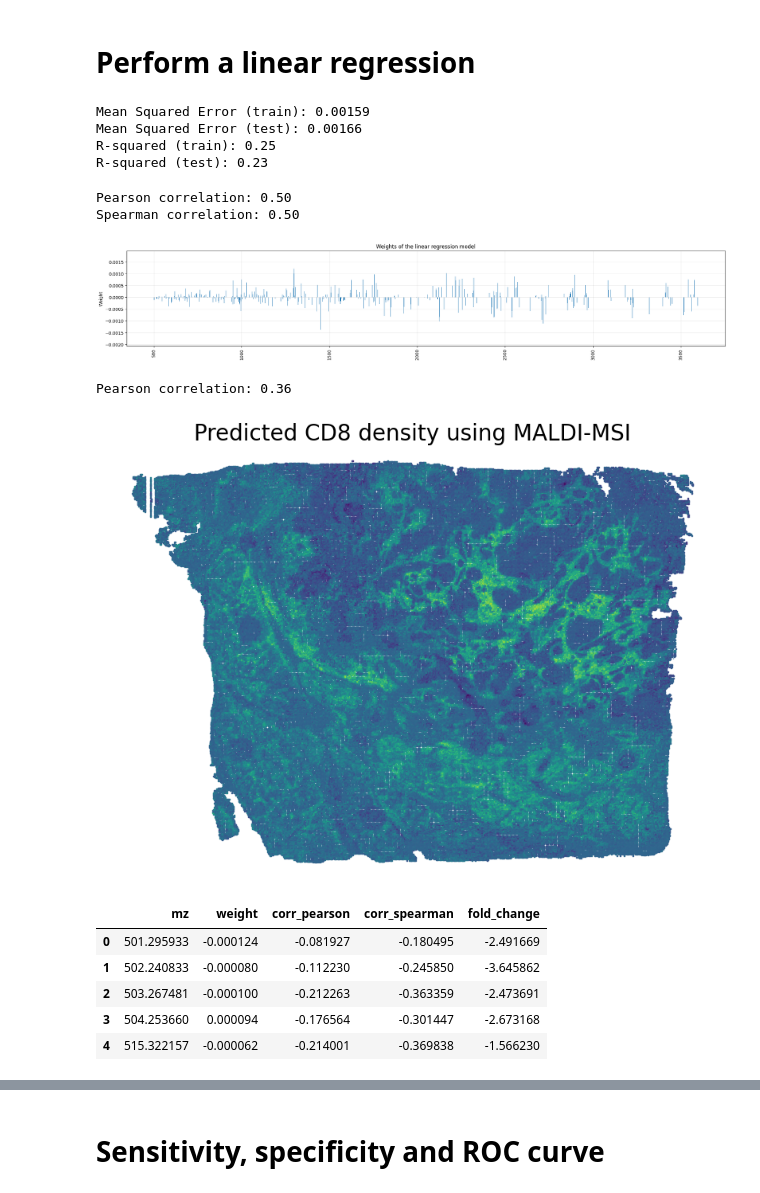
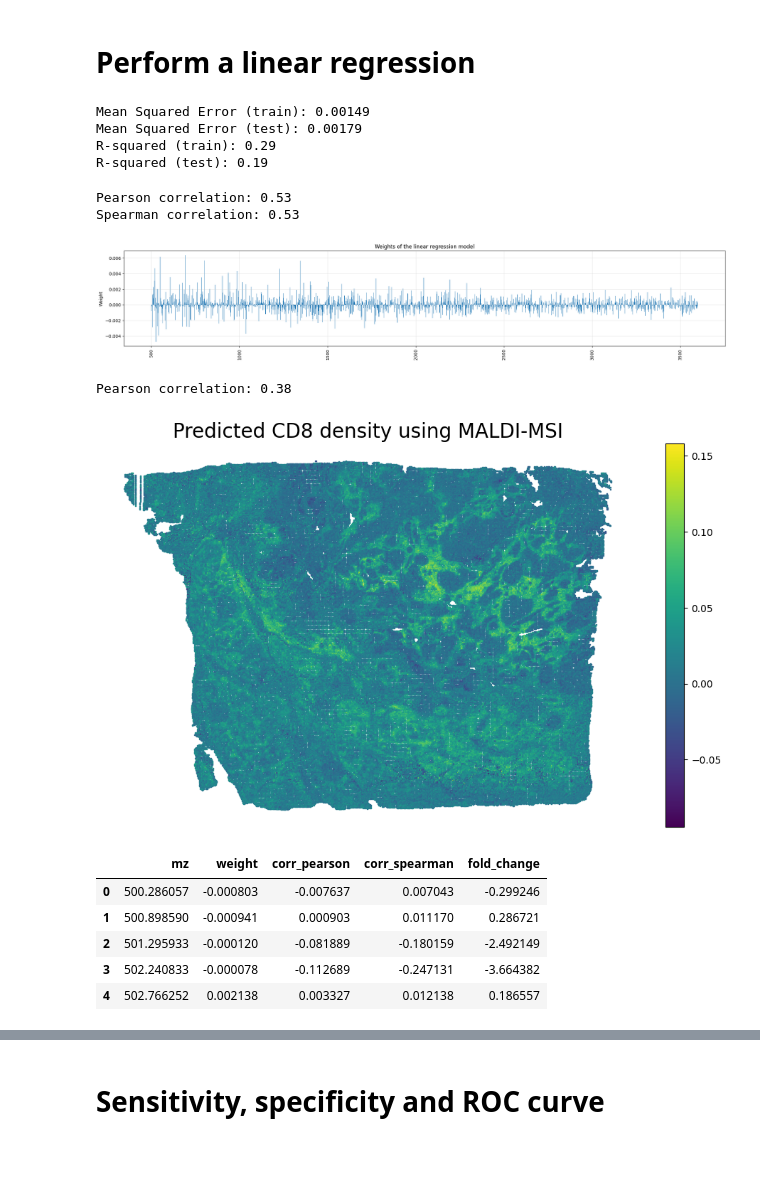
Before and after one commit to GeNeHetX/MALDI-balanced, a Jupyter notebook: linear_models.ipynb, the cells around one changed output, grey strips where cells are left out. Drawn from its saved outputs; the diff is of its cells as text; code cells hidden in the pictures; blank space fills up the shorter version.

```diff
--- a/linear_models.ipynb
+++ b/linear_models.ipynb
@@ -27,0 +22,4 @@ pixels = pd.read_csv(f"{path}/results/mse_pixels_region.csv")
+# %%
+# Load the MSI data
+peaks_all = pd.read_csv("workspace/data_hdd/12AG01290_19/results/mse_peaks.csv")
+pixels_all = pd.read_csv("workspace/data_hdd/12AG01290_19/results/pixels_maldi_warped_density_df.csv")
@@ -27,0 +28,11 @@ pixels = pd.read_csv(f"{path}/results/mse_pixels_region.csv")
+# %%
+# drop the first column
+peaks_all = peaks_all.drop(columns=peaks_all.columns[0])
+
+# Remove the defective pixels
+peaks_all = peaks_all[pixels_all['Density_Defects'] < 0.1]
+pixels_all = pixels_all[pixels_all['Density_Defects'] < 0.1]
+
+# Remove the pixels out of the lesion
+peaks = peaks_all[pixels_all['Density_Lesion'] > 0.5].copy()
+pixels = pixels_all[pixels_all['Density_Lesion'] > 0.5].copy()
@@ -27,0 +41,11 @@ pixels = pd.read_csv(f"{path}/results/mse_pixels_region.csv")
+# %%
+# Load the trypsin peaks from a file
+with open("workspace/trypsin_peaks.yml", "r") as f:
+    trypsin_peaks = yaml.safe_load(f)
+
+# Drop the columns that are in the trypsin peaks with tolerance 0.2
+for col in peaks.columns:
+    if np.min(np.abs(float(col) - np.array(trypsin_peaks))) < 0.2:
+        print(f"Dropping {col}")
+        peaks.drop(col, axis=1, inplace=True)
+        peaks_all.drop(col, axis=1, inplace=True)tree_models.ipynb
@@ -117,10 +154,10 @@ print(f"Mean Squared Error (test): {mse_test:.5f}")
 print(f"R-squared (train): {r2_train:.2f}")
 print(f"R-squared (test): {r2_test:.2f}")
 # %% [output]
-Mean Squared Error (train): 0.00159
-Mean Squared Error (test): 0.00166
-R-squared (train): 0.25
-R-squared (test): 0.23
+Mean Squared Error (train): 0.00149
+Mean Squared Error (test): 0.00179
+R-squared (train): 0.29
+R-squared (test): 0.19
 # %%
 # Sample data
 X = peaks.values
@@ -135,43 +172,41 @@ model_reg.fit(X, y)
 print(f"Pearson correlation: {np.corrcoef(y, model_reg.predict(X))[0, 1]:.2f}")
 print(f"Spearman correlation: {np.corrcoef(y, model_reg.predict(X))[0, 1]:.2f}")
 # %% [output]
-Pearson correlation: 0.50
-Spearman correlation: 0.50
+Pearson correlation: 0.53
+Spearman correlation: 0.53
 # %%
 # Compute the weights of the model
 weights = model_reg.coef_
 
 # Plot the weights
 plt.figure(figsize=(25, 4))
-plt.bar(peaks.columns.astype(float), weights)
+plt.bar(x=peaks.columns.astype(float), height=weights, width=(float(peaks.columns[-1])-float(peaks.columns[0]))/len(peaks.columns))
 plt.xticks(rotation=90)
 plt.ylabel('Weight')
 plt.title('Weights of the linear regression model')
 plt.grid(alpha=0.3)
 plt.show()
 # %% [output]
-[figure, old version]
+[figure, new version]
-# %%
-peaks_all = pd.read_csv(f"{path}/results/mse_spectra.csv")
-pixels_all = pd.read_csv(f"{path}/results/pixels_maldi_warped_density_df.csv")
 # %%
 # Apply the weights to the peaks
 predicted_cd8 = model_reg.predict(peaks_all.values)
 
 # Compute the correlation between the predicted CD8+ T cell density and the actual CD8+ T cell density
 print(f"Pearson correlation: {np.corrcoef(pixels_all["Density_CD8"], predicted_cd8)[0, 1]:.2f}")
 
 # Plot the predicted CD8+ T cell density
-plt.figure(figsize=(10, 7))
+plt.figure(figsize=(12, 7))
 plt.scatter(x=pixels_all['x_warped'], y=pixels_all['y_warped'], c=predicted_cd8, cmap='viridis', s=0.5, marker='s')
 plt.title('Predicted CD8 density using MALDI-MSI', fontsize=20)
 plt.gca().invert_yaxis()
 plt.gca().axis('equal')
 plt.axis('off')
+plt.colorbar()
 plt.show()
 # %% [output]
-Pearson correlation: 0.36
+Pearson correlation: 0.38
-[figure, old version]
+[figure, new version]
 # %%
 # Compute the Pearson correlation between each mass in the peaks and the CD8 density
 corr_pearson = []
@@ -206,11 +241,11 @@ cd8_peaks['mz'] = cd8_peaks['mz'].astype(float)
 cd8_peaks.head()
 # %% [output]
 |  | mz | weight | corr_pearson | corr_spearman | fold_change |
-| 0 | 501.295933 | -0.000124 | -0.081927 | -0.180495 | -2.491669 |
-| 1 | 502.240833 | -0.000080 | -0.112230 | -0.245850 | -3.645862 |
-| 2 | 503.267481 | -0.000100 | -0.212263 | -0.363359 | -2.473691 |
-| 3 | 504.253660 | 0.000094 | -0.176564 | -0.301447 | -2.673168 |
-| 4 | 515.322157 | -0.000062 | -0.214001 | -0.369838 | -1.566230 |
+| 0 | 500.286057 | -0.000803 | -0.007637 | 0.007043 | -0.299246 |
+| 1 | 500.898590 | -0.000941 | 0.000903 | 0.011170 | 0.286721 |
+| 2 | 501.295933 | -0.000120 | -0.081889 | -0.180159 | -2.492149 |
+| 3 | 502.240833 | -0.000078 | -0.112689 | -0.247131 | -3.664382 |
+| 4 | 502.766252 | 0.002138 | 0.003327 | 0.012138 | 0.186557 |
 # %%
 # Order the peaks by their weights
 cd8_peaks_ordered = cd8_peaks.sort_values(by='weight', ascending=False)
```
Also changed, not shown: parts of 19 cells of this notebook, 7 other files.
